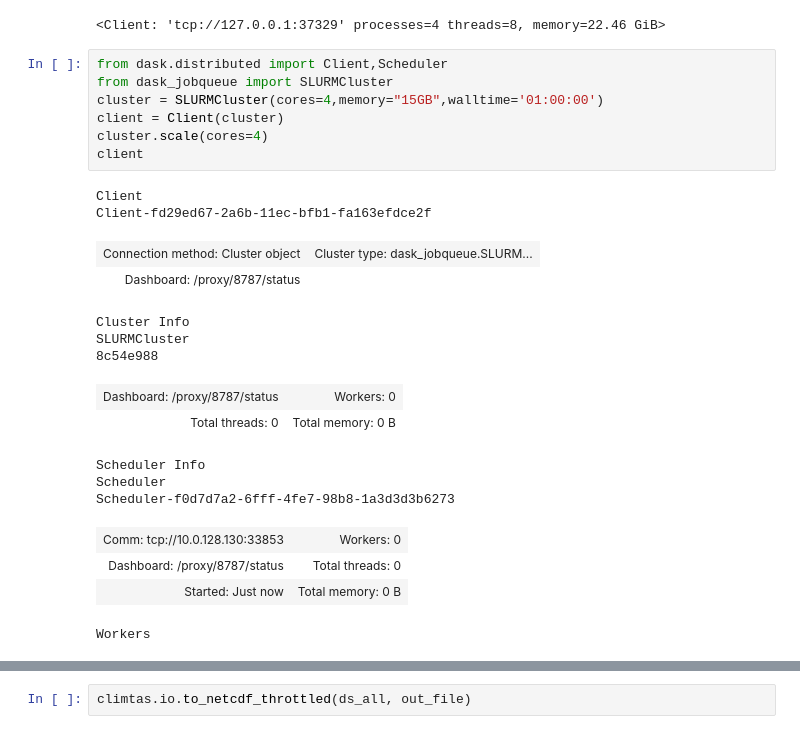
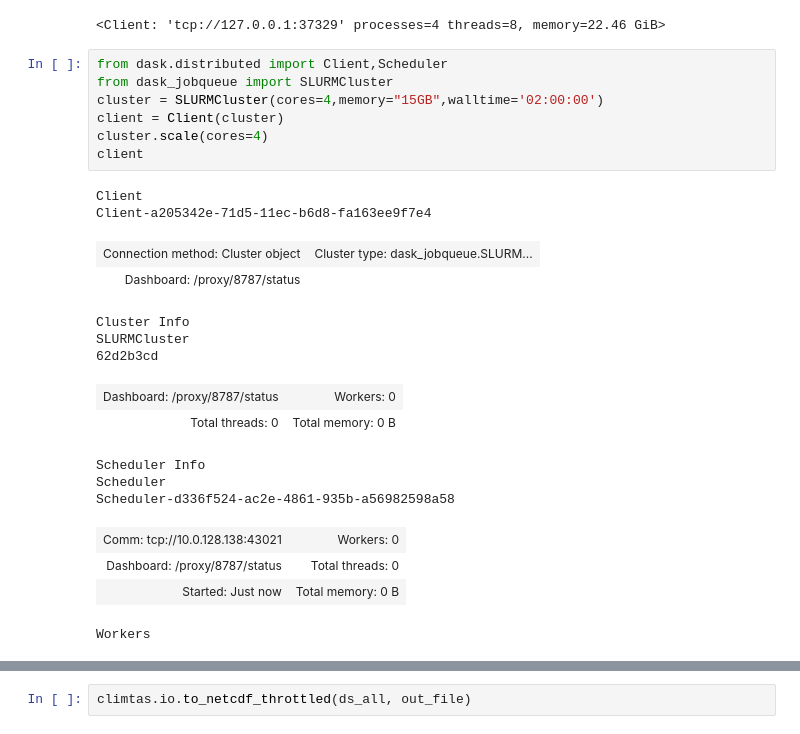
Before and after one commit to anjanadevanand/drought_break_probability, a Jupyter notebook: SM_PminusEQ_regrFit_gridded.ipynb, the cells around one changed output, grey strips where cells are left out. Saved outputs shown, nothing was run; the diff lists cells and outputs as text.

```diff
--- a/SM_PminusEQ_regrFit_gridded.ipynb
+++ b/SM_PminusEQ_regrFit_gridded.ipynb
@@ -12,24 +12,24 @@ client
 # %%
 from dask.distributed import Client,Scheduler
 from dask_jobqueue import SLURMCluster
-cluster = SLURMCluster(cores=4,memory="15GB",walltime='01:00:00')
+cluster = SLURMCluster(cores=4,memory="15GB",walltime='02:00:00')
 client = Client(cluster)
 cluster.scale(cores=4)
 client
 # %% [output]
 Client
-Client-fd29ed67-2a6b-11ec-bfb1-fa163efdce2f
+Client-a205342e-71d5-11ec-b6d8-fa163ee9f7e4
 | Connection method: Cluster object | Cluster type: dask_jobqueue.SLURM... |
 | Dashboard: /proxy/8787/status |  |
 Cluster Info
 SLURMCluster
-8c54e988
+62d2b3cd
 | Dashboard: /proxy/8787/status | Workers: 0 |
 | Total threads: 0 | Total memory: 0 B |
 Scheduler Info
 Scheduler
-Scheduler-f0d7d7a2-6fff-4fe7-98b8-1a3d3d3b6273
+Scheduler-d336f524-ac2e-4861-935b-a56982598a58
-| Comm: tcp://10.0.128.130:33853 | Workers: 0 |
+| Comm: tcp://10.0.128.138:43021 | Workers: 0 |
 | Dashboard: /proxy/8787/status | Total threads: 0 |
 | Started: Just now | Total memory: 0 B |
 Workers
```
Also changed, not shown: parts of 16 cells of this notebook, 2 other files.
